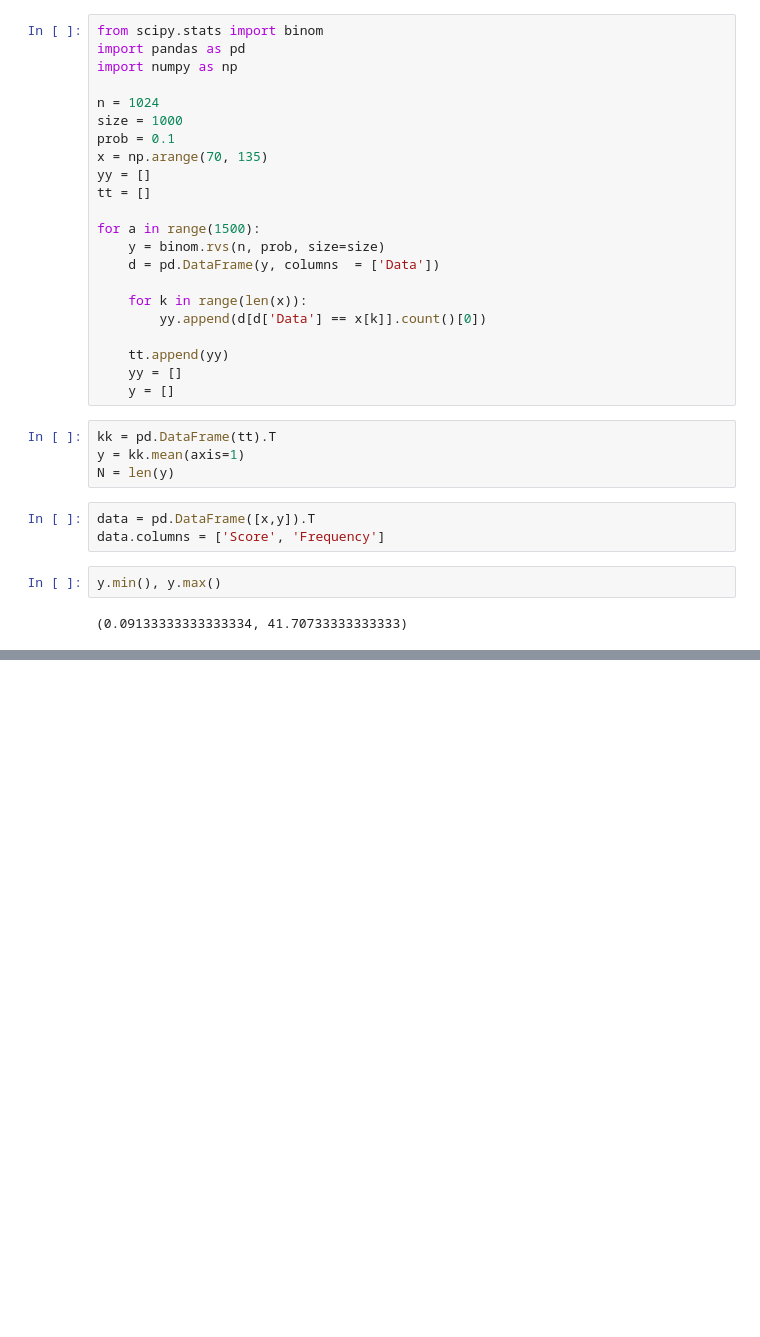
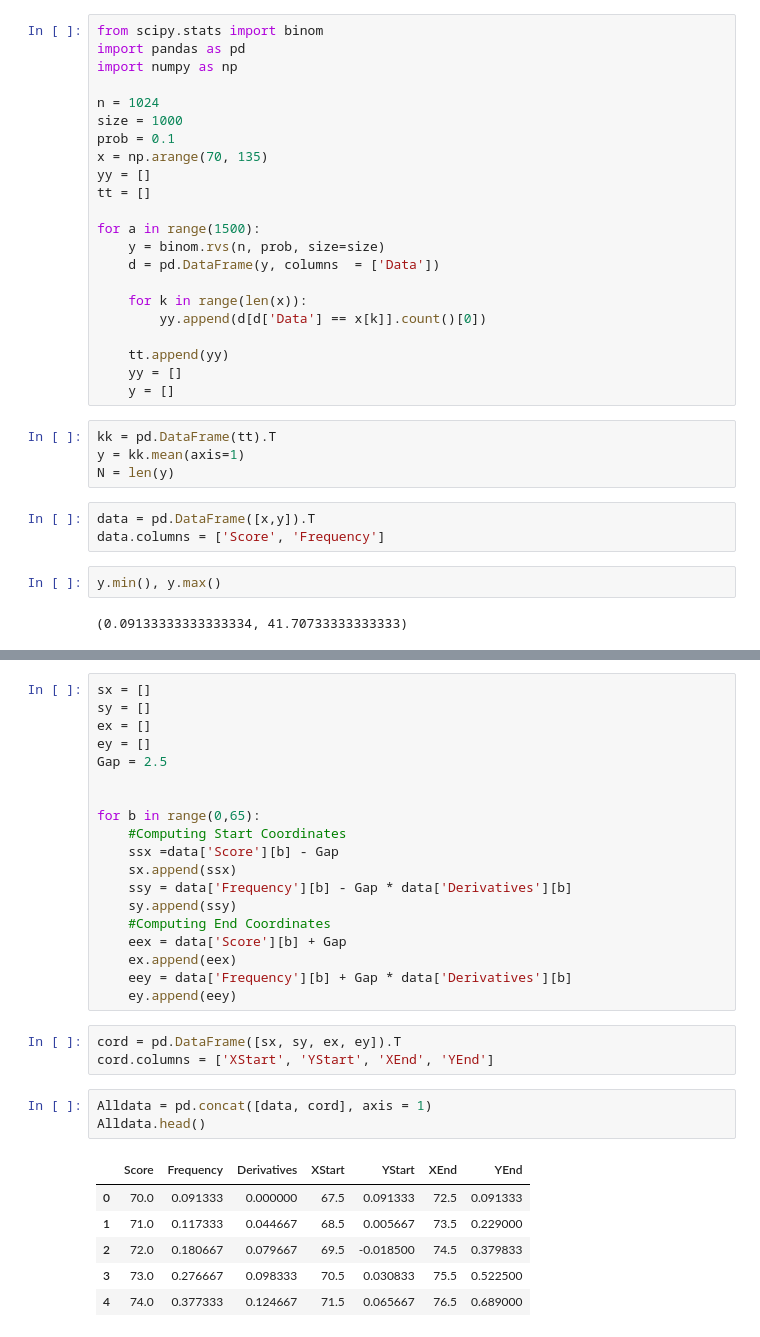
Before and after one commit to usamatrq94/BinomialCurve, a Jupyter notebook: Binomial_Graphs.ipynb, the cells around one changed output, grey strips where cells are left out. Cells and saved outputs as stored; diff of their text form; blank space fills up the shorter version.

```diff
--- a/Binomial_Graphs.ipynb
+++ b/Binomial_Graphs.ipynb
@@ -98,0 +133,32 @@ fig.show()
+# %%
+sx = []
+sy = []
+ex = []
+ey = []
+Gap = 2.5
+
+
+for b in range(0,65):
+    #Computing Start Coordinates
+    ssx =data['Score'][b] - Gap
+    sx.append(ssx)
+    ssy = data['Frequency'][b] - Gap * data['Derivatives'][b]
+    sy.append(ssy)
+    #Computing End Coordinates
+    eex = data['Score'][b] + Gap
+    ex.append(eex)
+    eey = data['Frequency'][b] + Gap * data['Derivatives'][b]
+    ey.append(eey)
+# %%
+cord = pd.DataFrame([sx, sy, ex, ey]).T
+cord.columns = ['XStart', 'YStart', 'XEnd', 'YEnd']
+# %%
+Alldata = pd.concat([data, cord], axis = 1)
+Alldata.head()
+# %% [output]
+|  | Score | Frequency | Derivatives | XStart | YStart | XEnd | YEnd |
+| 0 | 70.0 | 0.091333 | 0.000000 | 67.5 | 0.091333 | 72.5 | 0.091333 |
+| 1 | 71.0 | 0.117333 | 0.044667 | 68.5 | 0.005667 | 73.5 | 0.229000 |
+| 2 | 72.0 | 0.180667 | 0.079667 | 69.5 | -0.018500 | 74.5 | 0.379833 |
+| 3 | 73.0 | 0.276667 | 0.098333 | 70.5 | 0.030833 | 75.5 | 0.522500 |
+| 4 | 74.0 | 0.377333 | 0.124667 | 71.5 | 0.065667 | 76.5 | 0.689000 |
```
Also changed, not shown: parts of 8 cells of this notebook.
